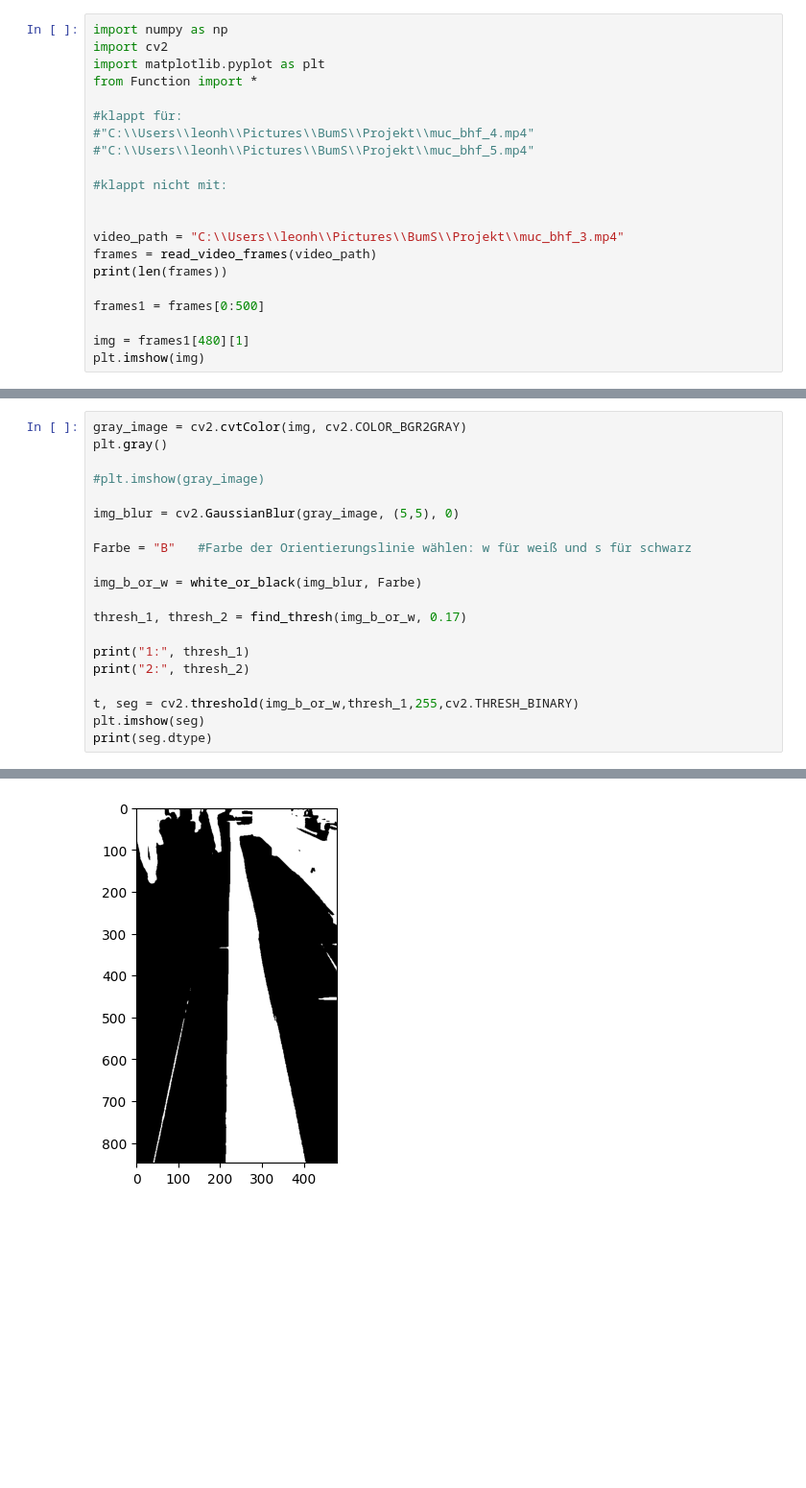
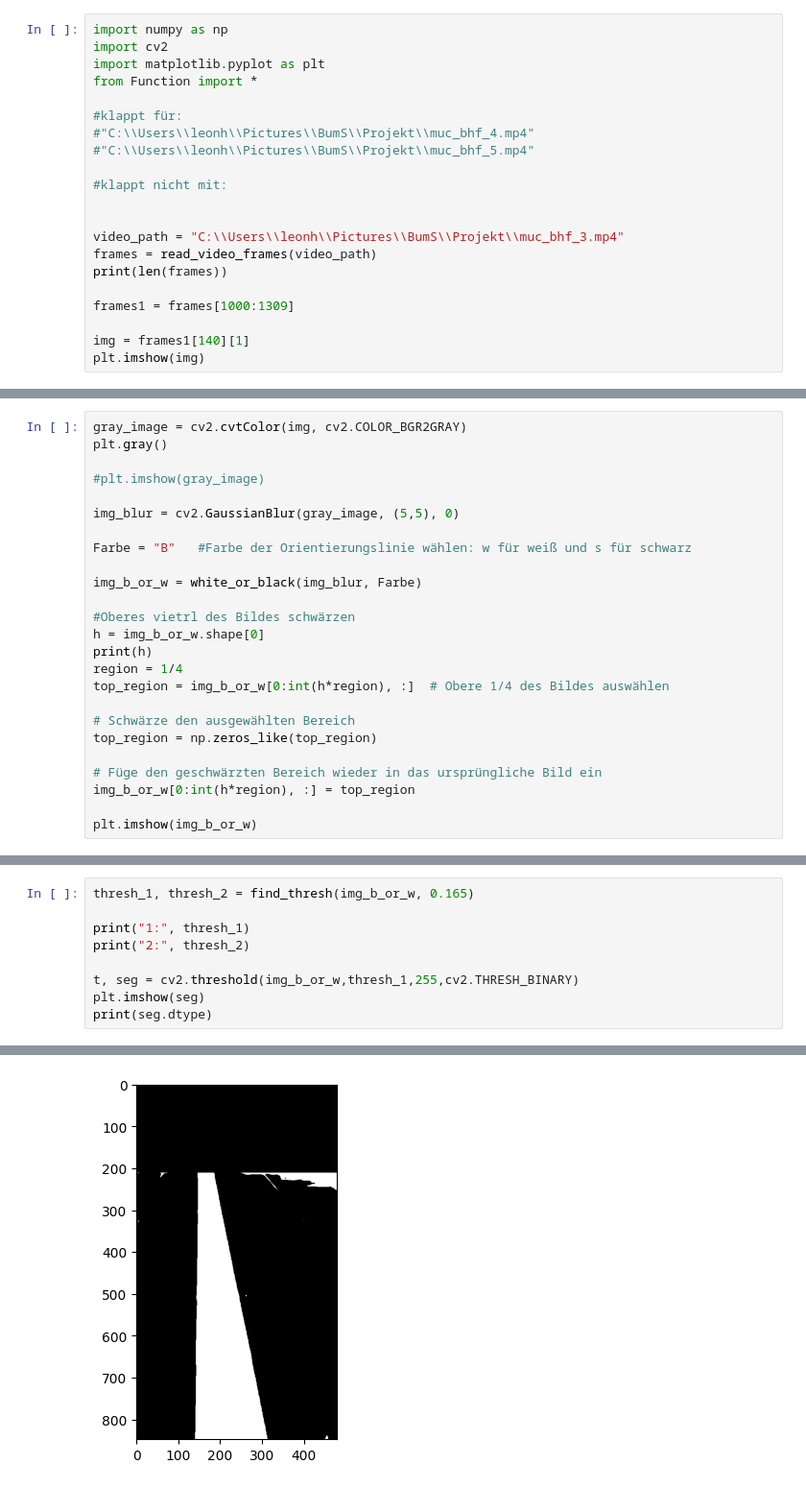
Before and after one commit to hendric-popma/project_bums, a Jupyter notebook: Test_videos_seg_lines.ipynb, the cells around one changed output, grey strips where cells are left out. Shown: that part at 96% size. Saved outputs shown, nothing was run; the diff lists cells and outputs as text; blank space fills up the shorter version.

```diff
--- a/Test_videos_seg_lines.ipynb
+++ b/Test_videos_seg_lines.ipynb
@@ -15,9 +15,9 @@ video_path = "C:\\Users\\leonh\\Pictures\\BumS\\Projekt\\muc_bhf_3.mp4"
 frames = read_video_frames(video_path)
 print(len(frames))
 
-frames1 = frames[0:500]
+frames1 = frames[1000:1309]
 
-img = frames1[480][1]
+img = frames1[140][1]
 plt.imshow(img)
 # %% [output]
 1309
@@ -25,0 +26,25 @@ plt.imshow(img)
+# %%
+gray_image = cv2.cvtColor(img, cv2.COLOR_BGR2GRAY)
+plt.gray()
+
+#plt.imshow(gray_image)
+
+img_blur = cv2.GaussianBlur(gray_image, (5,5), 0)
+
+Farbe = "B"   #Farbe der Orientierungslinie wählen: w für weiß und s für schwarz
+
+img_b_or_w = white_or_black(img_blur, Farbe)
+
+#Oberes vietrl des Bildes schwärzen
+h = img_b_or_w.shape[0]
+print(h)
+region = 1/4
+top_region = img_b_or_w[0:int(h*region), :]  # Obere 1/4 des Bildes auswählen
+
+# Schwärze den ausgewählten Bereich
+top_region = np.zeros_like(top_region)
+
+# Füge den geschwärzten Bereich wieder in das ursprüngliche Bild ein
+img_b_or_w[0:int(h*region), :] = top_region
+
+plt.imshow(img_b_or_w)
@@ -26,16 +55,5 @@ plt.imshow(img)
 # %%
-gray_image = cv2.cvtColor(img, cv2.COLOR_BGR2GRAY)
-plt.gray()
-
-#plt.imshow(gray_image)
-
-img_blur = cv2.GaussianBlur(gray_image, (5,5), 0)
-
-Farbe = "B"   #Farbe der Orientierungslinie wählen: w für weiß und s für schwarz
-
-img_b_or_w = white_or_black(img_blur, Farbe)
-
-thresh_1, thresh_2 = find_thresh(img_b_or_w, 0.17)
+thresh_1, thresh_2 = find_thresh(img_b_or_w, 0.165)
 
 print("1:", thresh_1)
 print("2:", thresh_2)
@@ -51,2 +69,2 @@ print(seg.dtype)
 uint8
-[figure, old version]
+[figure, new version]
```
Also changed, not shown: parts of 10 cells of this notebook, 1 other file.
